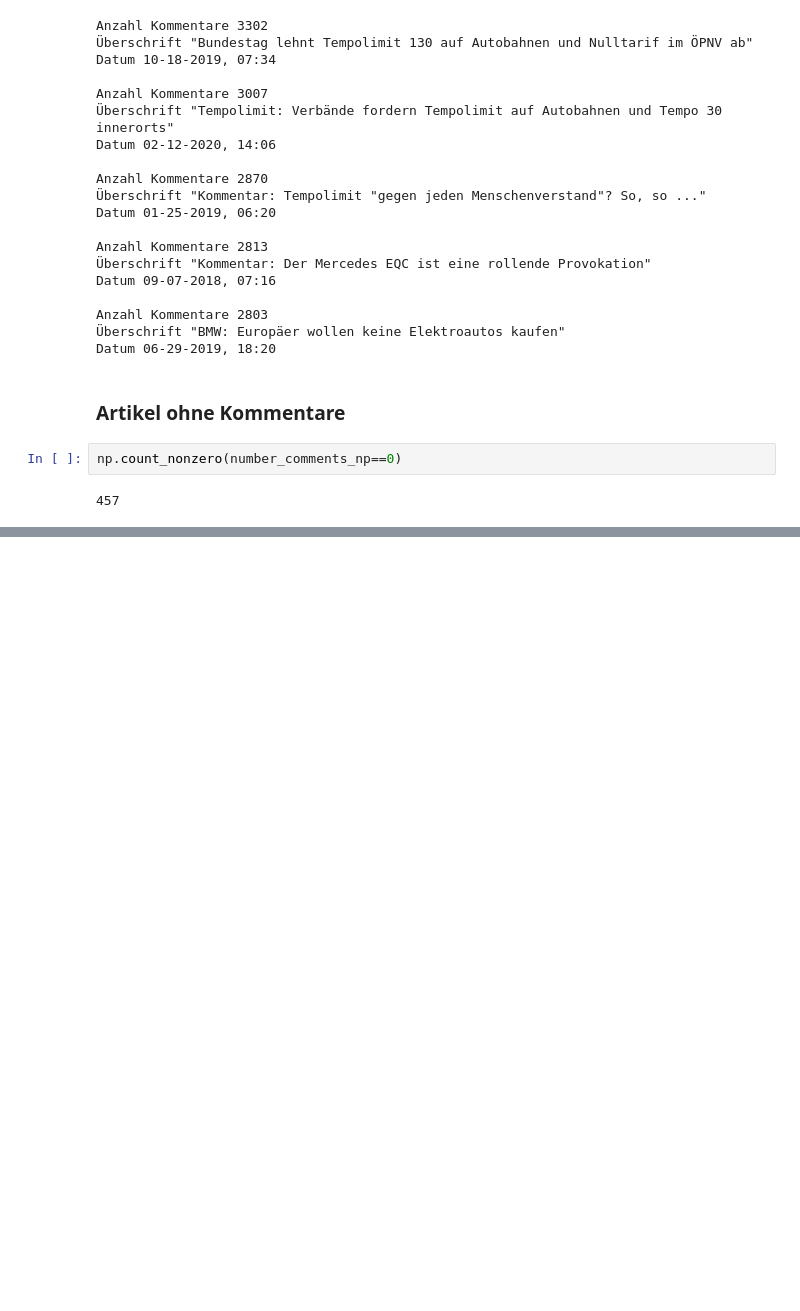
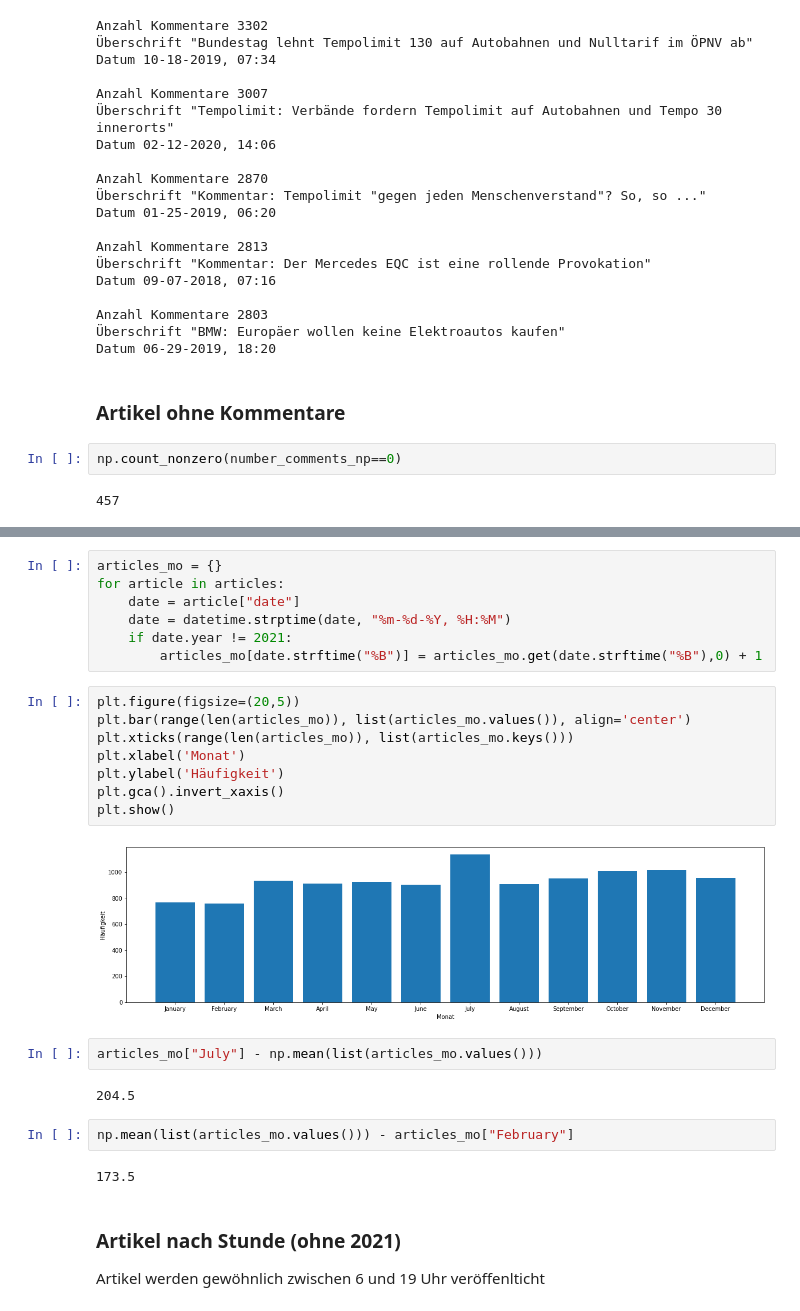
Before and after one commit to Chr1st1anG/NLP, a Jupyter notebook: Exploartion.ipynb, the cells around one changed output, grey strips where cells are left out. Saved outputs shown, nothing was run; the diff lists cells and outputs as text; blank space fills up the shorter version.

```diff
--- a/Exploartion.ipynb
+++ b/Exploartion.ipynb
@@ -100,0 +131,29 @@ np.count_nonzero(number_comments_np==0)
+# %%
+articles_mo = {}
+for article in articles:
+    date = article["date"]
+    date = datetime.strptime(date, "%m-%d-%Y, %H:%M")
+    if date.year != 2021:
+        articles_mo[date.strftime("%B")] = articles_mo.get(date.strftime("%B"),0) + 1
+# %%
+plt.figure(figsize=(20,5))
+plt.bar(range(len(articles_mo)), list(articles_mo.values()), align='center')
+plt.xticks(range(len(articles_mo)), list(articles_mo.keys()))
+plt.xlabel('Monat')
+plt.ylabel('Häufigkeit')
+plt.gca().invert_xaxis()
+plt.show()
+# %% [output]
+[figure, added]
+# %%
+articles_mo["July"] - np.mean(list(articles_mo.values()))
+# %% [output]
+204.5
+# %%
+np.mean(list(articles_mo.values())) - articles_mo["February"]
+# %% [output]
+173.5
+# %% [markdown]
+### Artikel nach Stunde (ohne 2021)
+
+Artikel werden gewöhnlich zwischen 6 und 19 Uhr veröffenlticht
```
Also changed, not shown: parts of 9 cells of this notebook.
